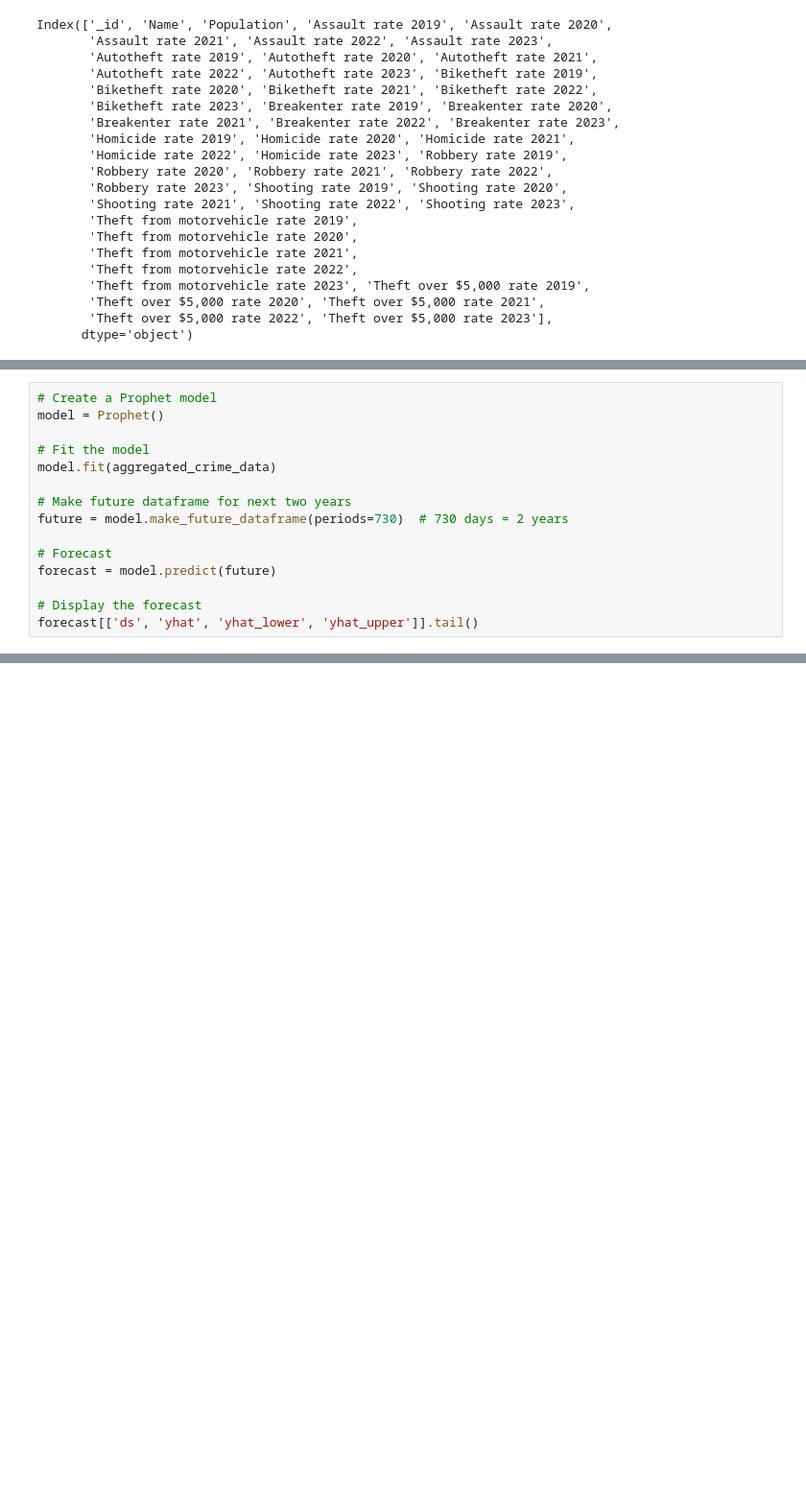
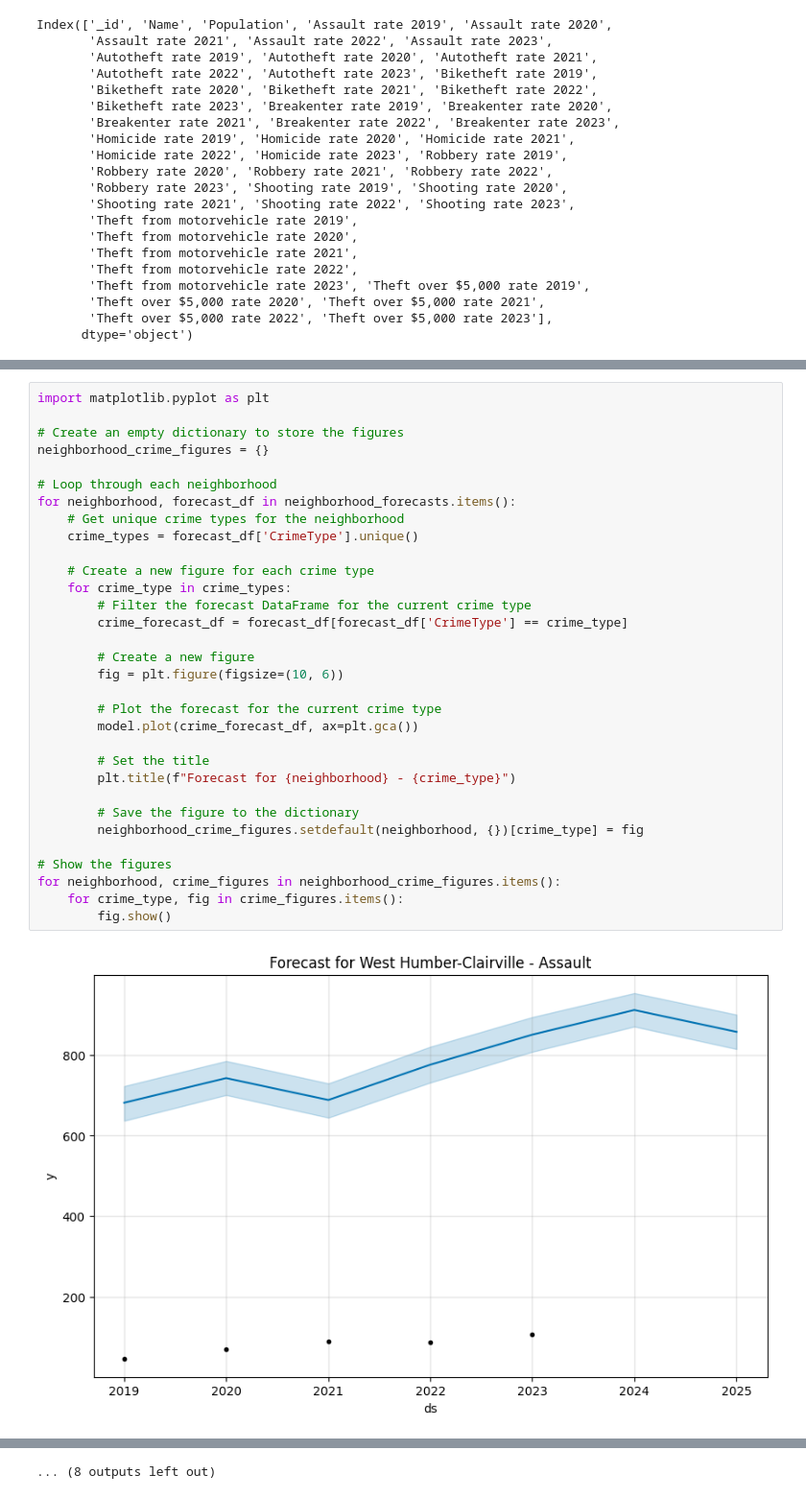
Before and after one commit to Esi-Akotia/toronto-neighbourhoods-proj4, a Jupyter notebook: Crime_ML.ipynb, the cells around one changed output, grey strips where cells are left out. Shown at 96% size. Saved outputs shown, nothing was run; the diff lists cells and outputs as text; blank space fills up the shorter version.

Commit message:
Behnoosh Update to Crime_ML

```diff
--- a/Crime_ML.ipynb
+++ b/Crime_ML.ipynb
@@ -139,15 +67,0 @@ aggregated_crime_data
-# %%
-# Create a Prophet model
-model = Prophet()
-
-# Fit the model
-model.fit(aggregated_crime_data)
-
-# Make future dataframe for next two years
-future = model.make_future_dataframe(periods=730)  # 730 days = 2 years
-
-# Forecast
-forecast = model.predict(future)
-
-# Display the forecast
-forecast[['ds', 'yhat', 'yhat_lower', 'yhat_upper']].tail()
@@ -231,0 +191,34 @@ fig1 = model.plot(forecast)
+# %%
+import matplotlib.pyplot as plt
+
+# Create an empty dictionary to store the figures
+neighborhood_crime_figures = {}
+
+# Loop through each neighborhood
+for neighborhood, forecast_df in neighborhood_forecasts.items():
+    # Get unique crime types for the neighborhood
+    crime_types = forecast_df['CrimeType'].unique()
+
+    # Create a new figure for each crime type
+    for crime_type in crime_types:
+        # Filter the forecast DataFrame for the current crime type
+        crime_forecast_df = forecast_df[forecast_df['CrimeType'] == crime_type]
+
+        # Create a new figure
+        fig = plt.figure(figsize=(10, 6))
+
+        # Plot the forecast for the current crime type
+        model.plot(crime_forecast_df, ax=plt.gca())
+
+        # Set the title
+        plt.title(f"Forecast for {neighborhood} - {crime_type}")
+
+        # Save the figure to the dictionary
+        neighborhood_crime_figures.setdefault(neighborhood, {})[crime_type] = fig
+
+# Show the figures
+for neighborhood, crime_figures in neighborhood_crime_figures.items():
+    for crime_type, fig in crime_figures.items():
+        fig.show()
+# %% [output]
+[figure, added]
@@ -231,0 +236 @@ fig1 = model.plot(forecast)
+... (8 outputs left out)
```
Also changed, not shown: parts of 7 cells of this notebook.
